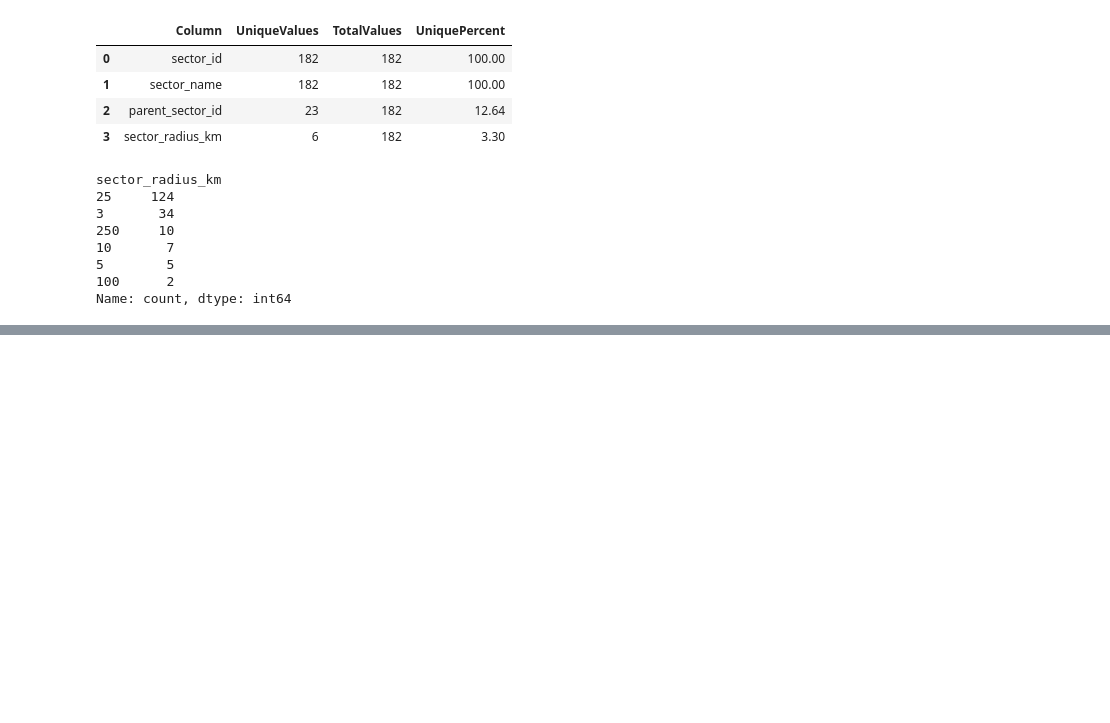
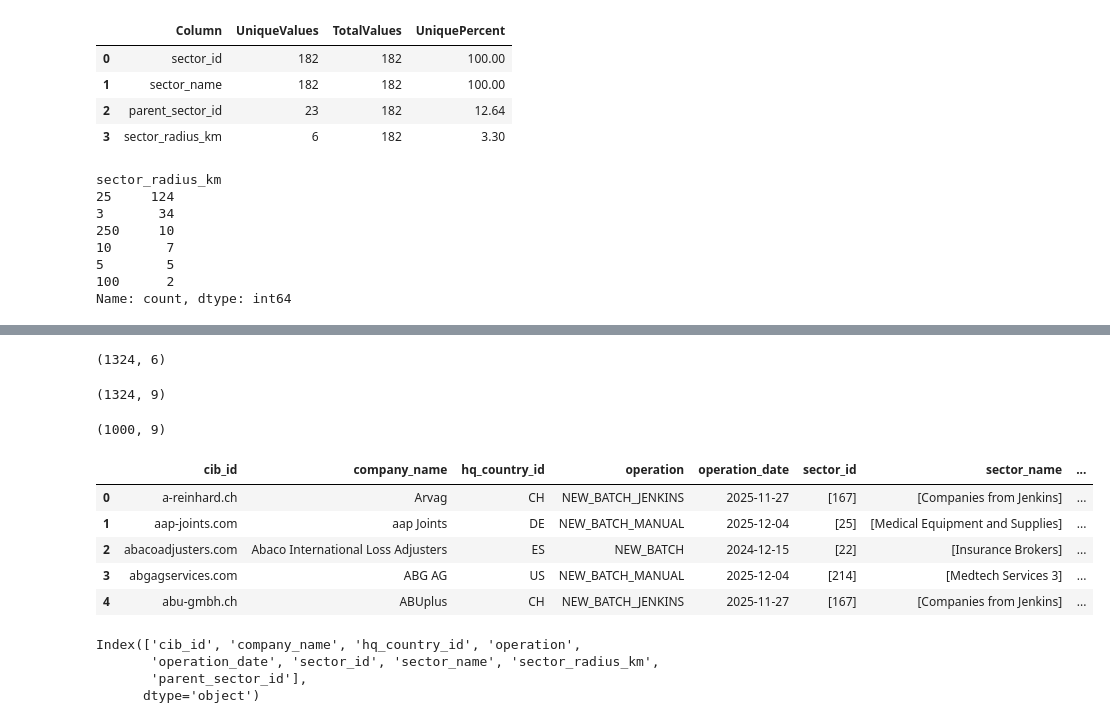
Before and after one commit to saricmilos/coding-challenge, a Jupyter notebook: notebooks/coding_challenge.ipynb, the cells around one changed output, grey strips where cells are left out. Cells and saved outputs as stored; diff of their text form; code cells hidden in the pictures; blank space fills up the shorter version.

```diff
--- a/notebooks/coding_challenge.ipynb
+++ b/notebooks/coding_challenge.ipynb
@@ -593,0 +623,3 @@ Name: count, dtype: int64
+# %%
+# Merge companies with company_sectors
+df_merged = companies_df.merge(company_sectors_df, on='cib_id', how='left')
@@ -593,0 +635,41 @@ Name: count, dtype: int64
+# %%
+df_merged.shape
+# %% [output]
+(1324, 6)
+# %%
+# Merge with sectors info
+df_merged = df_merged.merge(sectors_df, on='sector_id', how='left')
+# %%
+df_merged.shape
+# %% [output]
+(1324, 9)
+# %%
+# Aggregate multiple sectors per company
+df_app = df_merged.groupby(
+    ['cib_id', 'company_name', 'hq_country_id', 'operation', 'operation_date']
+).agg({
+    'sector_id': list,
+    'sector_name': list,
+    'sector_radius_km': list,
+    'parent_sector_id': list
+}).reset_index()
+# %%
+df_app.shape
+# %% [output]
+(1000, 9)
+# %%
+df_app.head()
+# %% [output]
+|  | cib_id | company_name | hq_country_id | operation | operation_date | sector_id | sector_name | ... |
+| 0 | a-reinhard.ch | Arvag | CH | NEW_BATCH_JENKINS | 2025-11-27 | [167] | [Companies from Jenkins] | ... |
+| 1 | aap-joints.com | aap Joints | DE | NEW_BATCH_MANUAL | 2025-12-04 | [25] | [Medical Equipment and Supplies] | ... |
+| 2 | abacoadjusters.com | Abaco International Loss Adjusters | ES | NEW_BATCH | 2024-12-15 | [22] | [Insurance Brokers] | ... |
+| 3 | abgagservices.com | ABG AG | US | NEW_BATCH_MANUAL | 2025-12-04 | [214] | [Medtech Services 3] | ... |
+| 4 | abu-gmbh.ch | ABUplus | CH | NEW_BATCH_JENKINS | 2025-11-27 | [167] | [Companies from Jenkins] | ... |
+# %%
+df_app.columns
+# %% [output]
+Index(['cib_id', 'company_name', 'hq_country_id', 'operation',
+       'operation_date', 'sector_id', 'sector_name', 'sector_radius_km',
+       'parent_sector_id'],
+      dtype='object')
```
Also changed, not shown: parts of 14 cells of this notebook.
